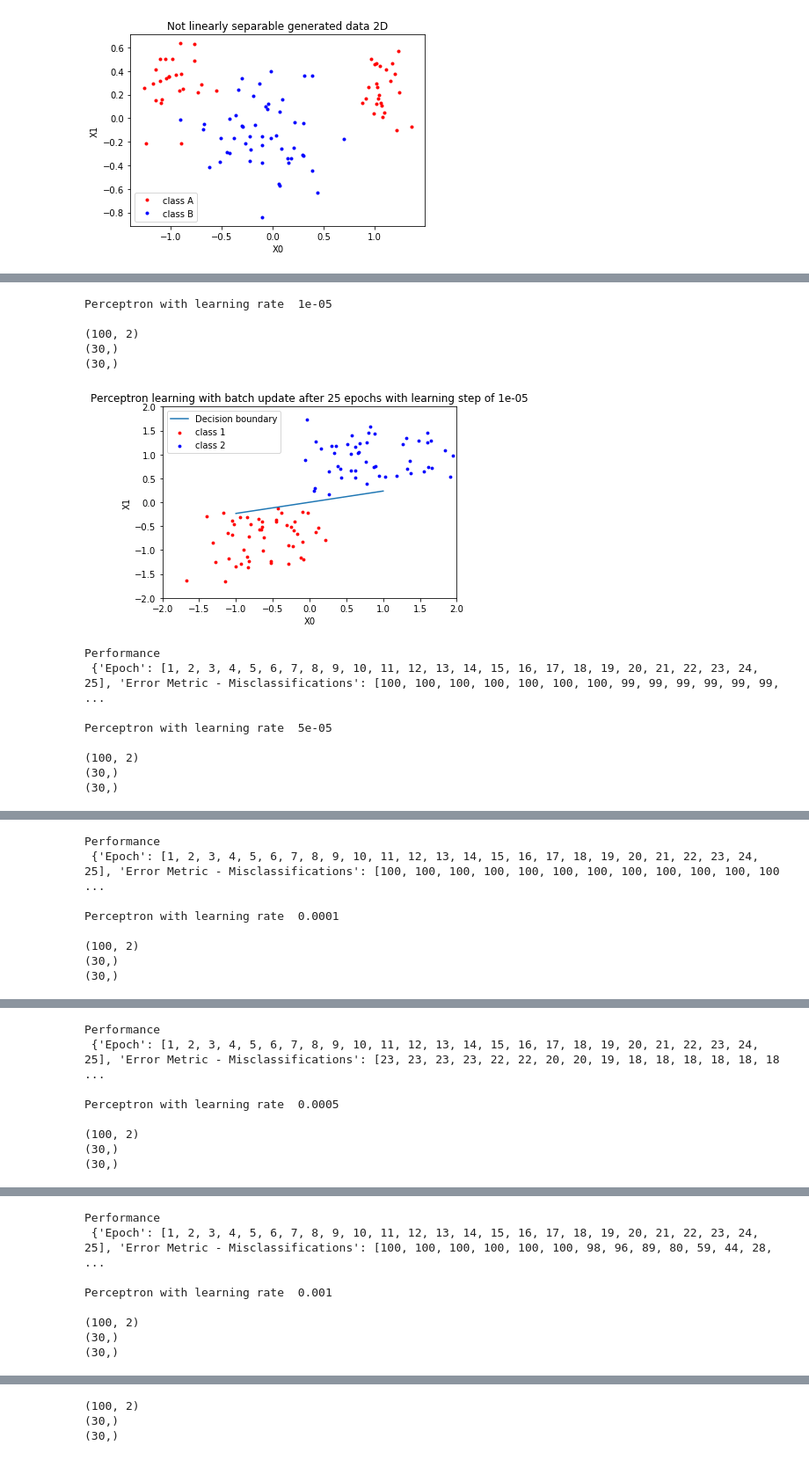
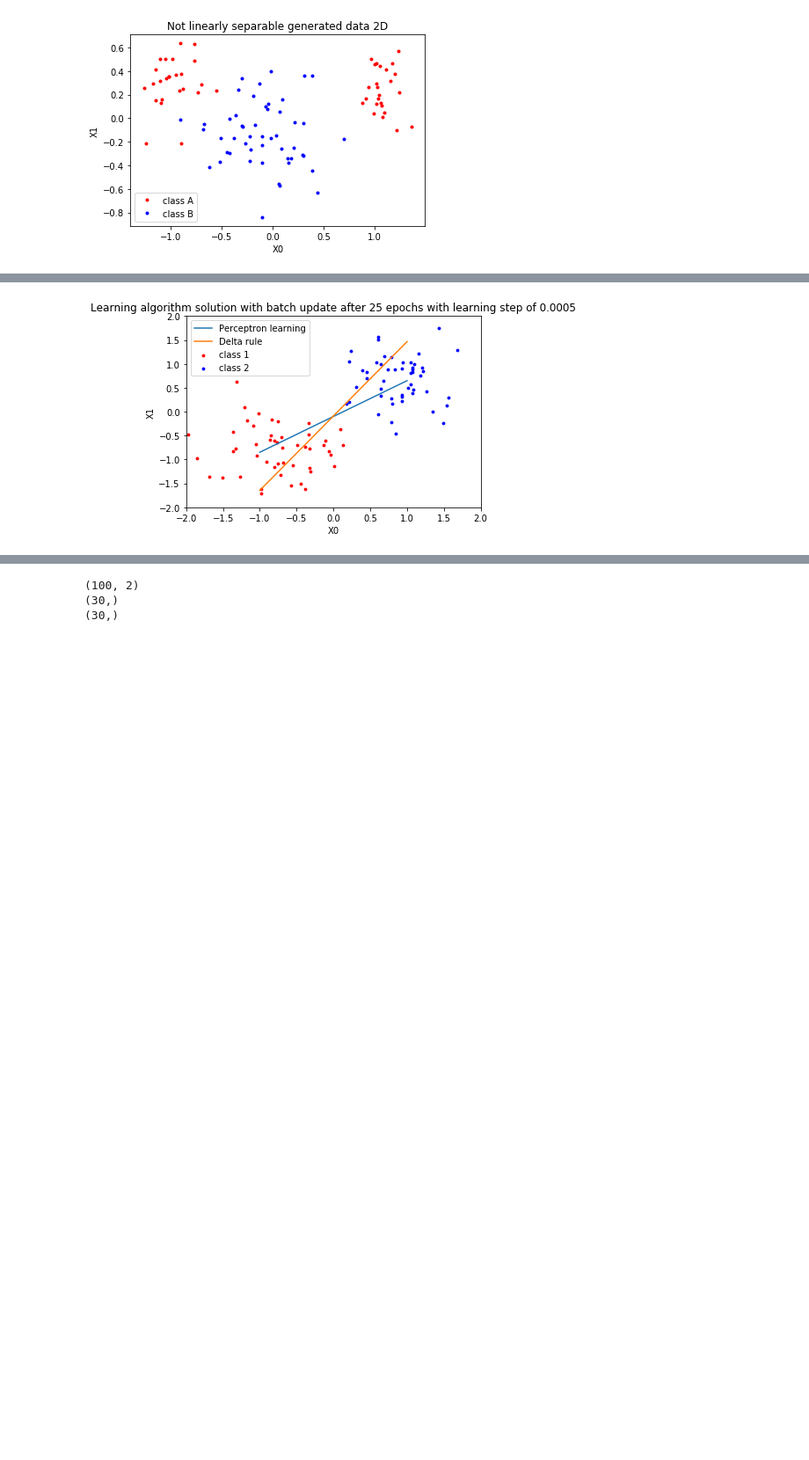
Before and after one commit to sarthaklangde/annda, a Jupyter notebook: Application.ipynb, the cells around one changed output, grey strips where cells are left out. Shown at 88% size. Cells and saved outputs as stored; diff of their text form; code cells hidden in the pictures; blank space fills up the shorter version.

```diff
--- a/Application.ipynb
+++ b/Application.ipynb
@@ -383,40 +512,31 @@ linsep_data = lin_sep_data()
 # %%
 # APPLICATION:
 
 # 3.1.2 a)
 
 # Apply and compare perceptron learning with the Delta learning rule in
 # batch mode on the generated dataset. Adjust the learning rate and study
 # the convergence of the two algorithms.
-learning_rates = [0.00001,0.00005,0.0001,0.0005,0.001,0.005,0.01,0.05,0.1]
+learning_rates = [0.0005,0.001,0.005,0.01,0.05]
 
 for rate in learning_rates:
     #perceptron
-    perceptron = single_layered_perceptron(lr=rate,update='batch',rule='perceptron')
-    performance, weights = perceptron.fit(patterns = linsep_data[:,:2], targets = linsep_data[:,2], epochs = 25)
-    print('Perceptron with learning rate ',rate,'\n')
-    decision_boundary(patterns = linsep_data[:,:2], targets = linsep_data[:,2], final_weights = weights[:2], bias = weights[2], rule='Perceptron learning', update='batch',learning_step=rate)
-    print('Performance\n',performance,'\n')
+    batch = single_layered_perceptron(lr=rate,update='batch',rule='delta')
+    performance, weights = batch.fit(patterns = linsep_data[:,:2], targets = linsep_data[:,2], epochs = 25)
+    #decision_boundary(patterns = linsep_data[:,:2], targets = linsep_data[:,2], final_weights = weights[:2], bias = weights[2], rule='Perceptron learning', update='batch',learning_step=rate)
+    delta = single_layered_perceptron(lr=rate,update='sequential',rule='delta')
+    performance2, weights2 = delta.fit(patterns = linsep_data[:,:2], targets = linsep_data[:,2], epochs = 25)
+    decision_boundary(patterns = linsep_data[:,:2], targets = linsep_data[:,2], final_weights1 = weights[:2], bias1 = weights[2], rule1='Perceptron learning',update='batch',learning_step=rate,final_weights2=weights2[:2],bias2=weights2[2],rule2='Delta rule')
+    plt.show()
 
-for rate in learning_rates:
-    #delta
-    delta = single_layered_perceptron(lr=rate,update='batch',rule='delta')
-    performance, weights = delta.fit(patterns = linsep_data[:,:2], targets = linsep_data[:,2], epochs = 25)
-    print('Delta rule with learning rate ',rate,'\n')
-    decision_boundary(patterns = linsep_data[:,:2], targets = linsep_data[:,2], final_weights = weights[:2], bias = weights[2], rule='Delta rule',update='batch',learning_step=rate)
-    print('Performance\n',performance,'\n')
+
+
+# for rate in learning_rates:
+#     #delta
+#     delta = single_layered_perceptron(lr=rate,update='batch',rule='delta')
+#     performance, weights = delta.fit(patterns = linsep_data[:,:2], targets = linsep_data[:,2], epochs = 25)
+#     print('Delta rule with learning rate ',rate,'\n')
+#     decision_boundary(patterns = linsep_data[:,:2], targets = linsep_data[:,2], final_weights = weights[:2], bias = weights[2], rule='Delta rule',update='batch',learning_step=rate)
+#     print('Performance\n',performance,'\n')
 # %% [output]
-Perceptron with learning rate  1e-05
-
-(100, 2)
-(30,)
-(30,)
-[figure, old version]
+[figure, new version]
-Performance
- {'Epoch': [1, 2, 3, 4, 5, 6, 7, 8, 9, 10, 11, 12, 13, 14, 15, 16, 17, 18, 19, 20, 21, 22, 23, 24, 25], 'Error Metric - Misclassifications': [100, 100, 100, 100, 100, 100, 100, 99, 99, 99, 99, 99, 99, ...
-
-Perceptron with learning rate  5e-05
-
-(100, 2)
-(30,)
-(30,)
@@ -424,8 +543,0 @@ Perceptron with learning rate  5e-05
-Performance
- {'Epoch': [1, 2, 3, 4, 5, 6, 7, 8, 9, 10, 11, 12, 13, 14, 15, 16, 17, 18, 19, 20, 21, 22, 23, 24, 25], 'Error Metric - Misclassifications': [100, 100, 100, 100, 100, 100, 100, 100, 100, 100, 100, 100 ...
-
-Perceptron with learning rate  0.0001
-
-(100, 2)
-(30,)
-(30,)
@@ -433,8 +544,0 @@ Perceptron with learning rate  0.0001
-Performance
- {'Epoch': [1, 2, 3, 4, 5, 6, 7, 8, 9, 10, 11, 12, 13, 14, 15, 16, 17, 18, 19, 20, 21, 22, 23, 24, 25], 'Error Metric - Misclassifications': [23, 23, 23, 23, 22, 22, 20, 20, 19, 18, 18, 18, 18, 18, 18 ...
-
-Perceptron with learning rate  0.0005
-
-(100, 2)
-(30,)
-(30,)
@@ -442,8 +545,0 @@ Perceptron with learning rate  0.0005
-Performance
- {'Epoch': [1, 2, 3, 4, 5, 6, 7, 8, 9, 10, 11, 12, 13, 14, 15, 16, 17, 18, 19, 20, 21, 22, 23, 24, 25], 'Error Metric - Misclassifications': [100, 100, 100, 100, 100, 100, 98, 96, 89, 80, 59, 44, 28,  ...
-
-Perceptron with learning rate  0.001
-
-(100, 2)
-(30,)
-(30,)
```
Also changed, not shown: parts of 9 cells of this notebook.
